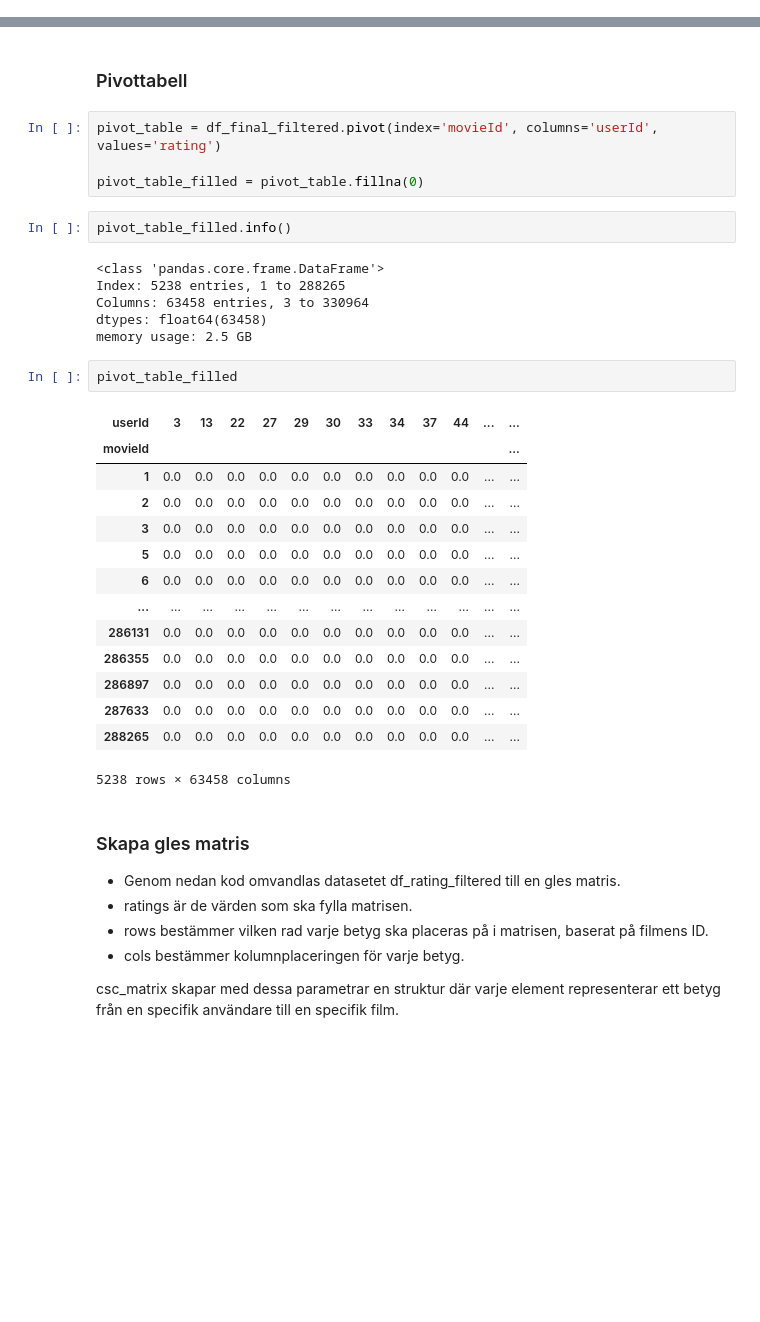
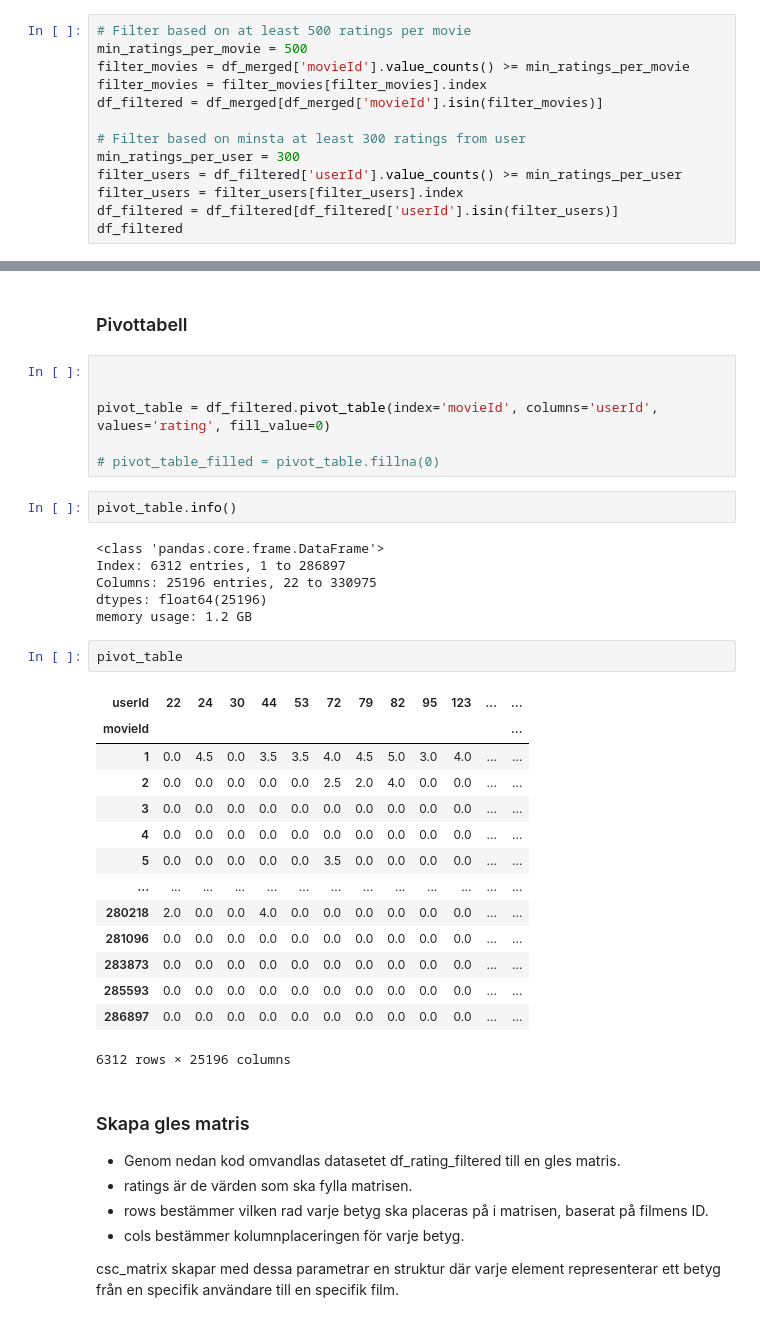
Before and after one commit to Utjiman/AI-Richard-Boden-OPA23, a Jupyter notebook: labs/Labb_1.ipynb, the cells around one changed output, grey strips where cells are left out. Drawn from its saved outputs; the diff is of its cells as text; blank space fills up the shorter version.

Commit message:
new filter and funktion test

```diff
--- a/labs/Labb_1.ipynb
+++ b/labs/Labb_1.ipynb
@@ -407,0 +411,13 @@ df_final_filtered
+# %%
+# Filter based on at least 500 ratings per movie
+min_ratings_per_movie = 500
+filter_movies = df_merged['movieId'].value_counts() >= min_ratings_per_movie
+filter_movies = filter_movies[filter_movies].index
+df_filtered = df_merged[df_merged['movieId'].isin(filter_movies)]
+
+# Filter based on minsta at least 300 ratings from user
+min_ratings_per_user = 300
+filter_users = df_filtered['userId'].value_counts() >= min_ratings_per_user
+filter_users = filter_users[filter_users].index
+df_filtered = df_filtered[df_filtered['userId'].isin(filter_users)]
+df_filtered
@@ -408,34 +438,36 @@ df_final_filtered
 # %% [markdown]
 ### Pivottabell
 # %%
-pivot_table = df_final_filtered.pivot(index='movieId', columns='userId', values='rating')
 
-pivot_table_filled = pivot_table.fillna(0)
+
+pivot_table = df_filtered.pivot_table(index='movieId', columns='userId', values='rating', fill_value=0)
+
+# pivot_table_filled = pivot_table.fillna(0)
 # %%
-pivot_table_filled.info()
+pivot_table.info()
 # %% [output]
 <class 'pandas.core.frame.DataFrame'>
-Index: 5238 entries, 1 to 288265
-Columns: 63458 entries, 3 to 330964
-dtypes: float64(63458)
-memory usage: 2.5 GB
+Index: 6312 entries, 1 to 286897
+Columns: 25196 entries, 22 to 330975
+dtypes: float64(25196)
+memory usage: 1.2 GB
-# %%
-pivot_table_filled
-# %% [output]
-| userId | 3 | 13 | 22 | 27 | 29 | 30 | 33 | 34 | 37 | 44 | ... | ... |
-| movieId |  |  |  |  |  |  |  |  |  |  |  | ... |
-| 1 | 0.0 | 0.0 | 0.0 | 0.0 | 0.0 | 0.0 | 0.0 | 0.0 | 0.0 | 0.0 | ... | ... |
-| 2 | 0.0 | 0.0 | 0.0 | 0.0 | 0.0 | 0.0 | 0.0 | 0.0 | 0.0 | 0.0 | ... | ... |
-| 3 | 0.0 | 0.0 | 0.0 | 0.0 | 0.0 | 0.0 | 0.0 | 0.0 | 0.0 | 0.0 | ... | ... |
-| 5 | 0.0 | 0.0 | 0.0 | 0.0 | 0.0 | 0.0 | 0.0 | 0.0 | 0.0 | 0.0 | ... | ... |
-| 6 | 0.0 | 0.0 | 0.0 | 0.0 | 0.0 | 0.0 | 0.0 | 0.0 | 0.0 | 0.0 | ... | ... |
-| ... | ... | ... | ... | ... | ... | ... | ... | ... | ... | ... | ... | ... |
-| 286131 | 0.0 | 0.0 | 0.0 | 0.0 | 0.0 | 0.0 | 0.0 | 0.0 | 0.0 | 0.0 | ... | ... |
-| 286355 | 0.0 | 0.0 | 0.0 | 0.0 | 0.0 | 0.0 | 0.0 | 0.0 | 0.0 | 0.0 | ... | ... |
-| 286897 | 0.0 | 0.0 | 0.0 | 0.0 | 0.0 | 0.0 | 0.0 | 0.0 | 0.0 | 0.0 | ... | ... |
-| 287633 | 0.0 | 0.0 | 0.0 | 0.0 | 0.0 | 0.0 | 0.0 | 0.0 | 0.0 | 0.0 | ... | ... |
-| 288265 | 0.0 | 0.0 | 0.0 | 0.0 | 0.0 | 0.0 | 0.0 | 0.0 | 0.0 | 0.0 | ... | ... |
-5238 rows × 63458 columns
+# %%
+pivot_table
+# %% [output]
+| userId | 22 | 24 | 30 | 44 | 53 | 72 | 79 | 82 | 95 | 123 | ... | ... |
+| movieId |  |  |  |  |  |  |  |  |  |  |  | ... |
+| 1 | 0.0 | 4.5 | 0.0 | 3.5 | 3.5 | 4.0 | 4.5 | 5.0 | 3.0 | 4.0 | ... | ... |
+| 2 | 0.0 | 0.0 | 0.0 | 0.0 | 0.0 | 2.5 | 2.0 | 4.0 | 0.0 | 0.0 | ... | ... |
+| 3 | 0.0 | 0.0 | 0.0 | 0.0 | 0.0 | 0.0 | 0.0 | 0.0 | 0.0 | 0.0 | ... | ... |
+| 4 | 0.0 | 0.0 | 0.0 | 0.0 | 0.0 | 0.0 | 0.0 | 0.0 | 0.0 | 0.0 | ... | ... |
+| 5 | 0.0 | 0.0 | 0.0 | 0.0 | 0.0 | 3.5 | 0.0 | 0.0 | 0.0 | 0.0 | ... | ... |
+| ... | ... | ... | ... | ... | ... | ... | ... | ... | ... | ... | ... | ... |
+| 280218 | 2.0 | 0.0 | 0.0 | 4.0 | 0.0 | 0.0 | 0.0 | 0.0 | 0.0 | 0.0 | ... | ... |
+| 281096 | 0.0 | 0.0 | 0.0 | 0.0 | 0.0 | 0.0 | 0.0 | 0.0 | 0.0 | 0.0 | ... | ... |
+| 283873 | 0.0 | 0.0 | 0.0 | 0.0 | 0.0 | 0.0 | 0.0 | 0.0 | 0.0 | 0.0 | ... | ... |
+| 285593 | 0.0 | 0.0 | 0.0 | 0.0 | 0.0 | 0.0 | 0.0 | 0.0 | 0.0 | 0.0 | ... | ... |
+| 286897 | 0.0 | 0.0 | 0.0 | 0.0 | 0.0 | 0.0 | 0.0 | 0.0 | 0.0 | 0.0 | ... | ... |
+6312 rows × 25196 columns
 # %% [markdown]
 ### Skapa gles matris
 
```
Also changed, not shown: parts of 12 cells of this notebook.
